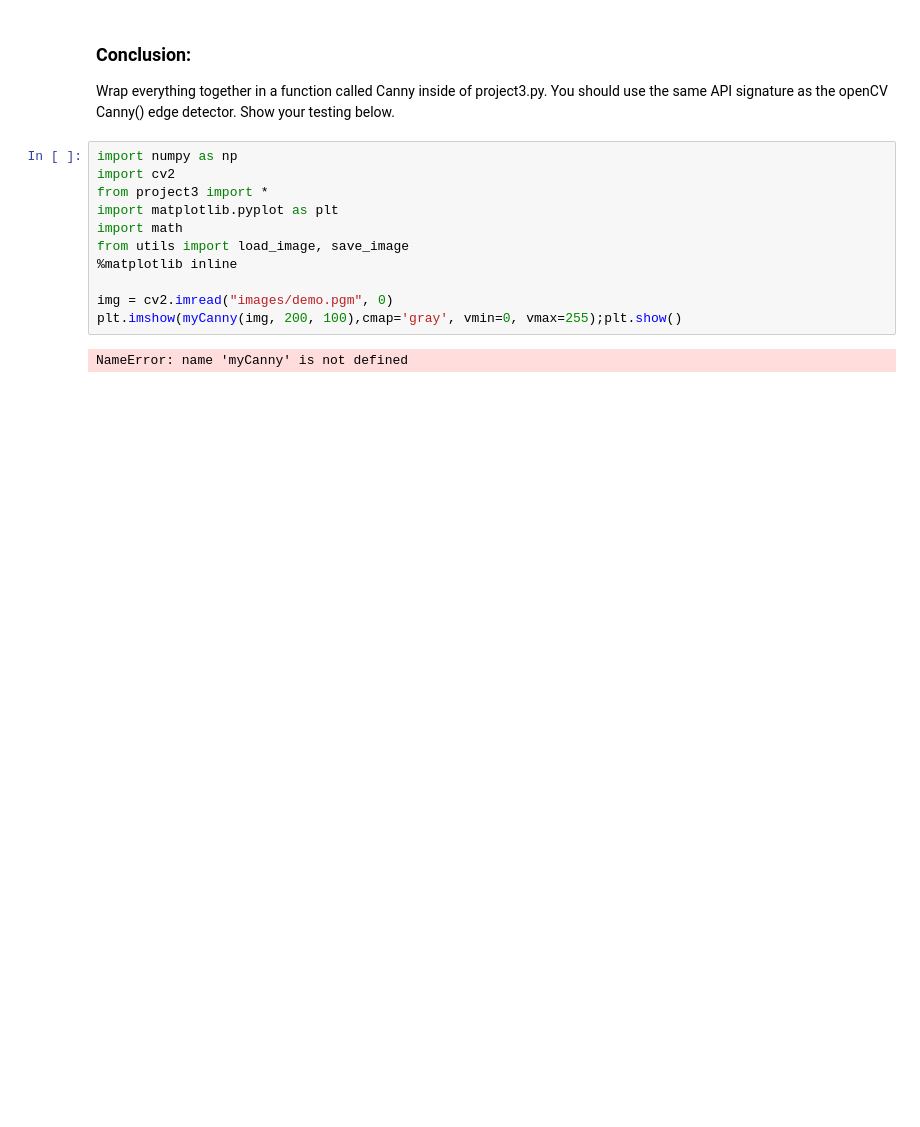
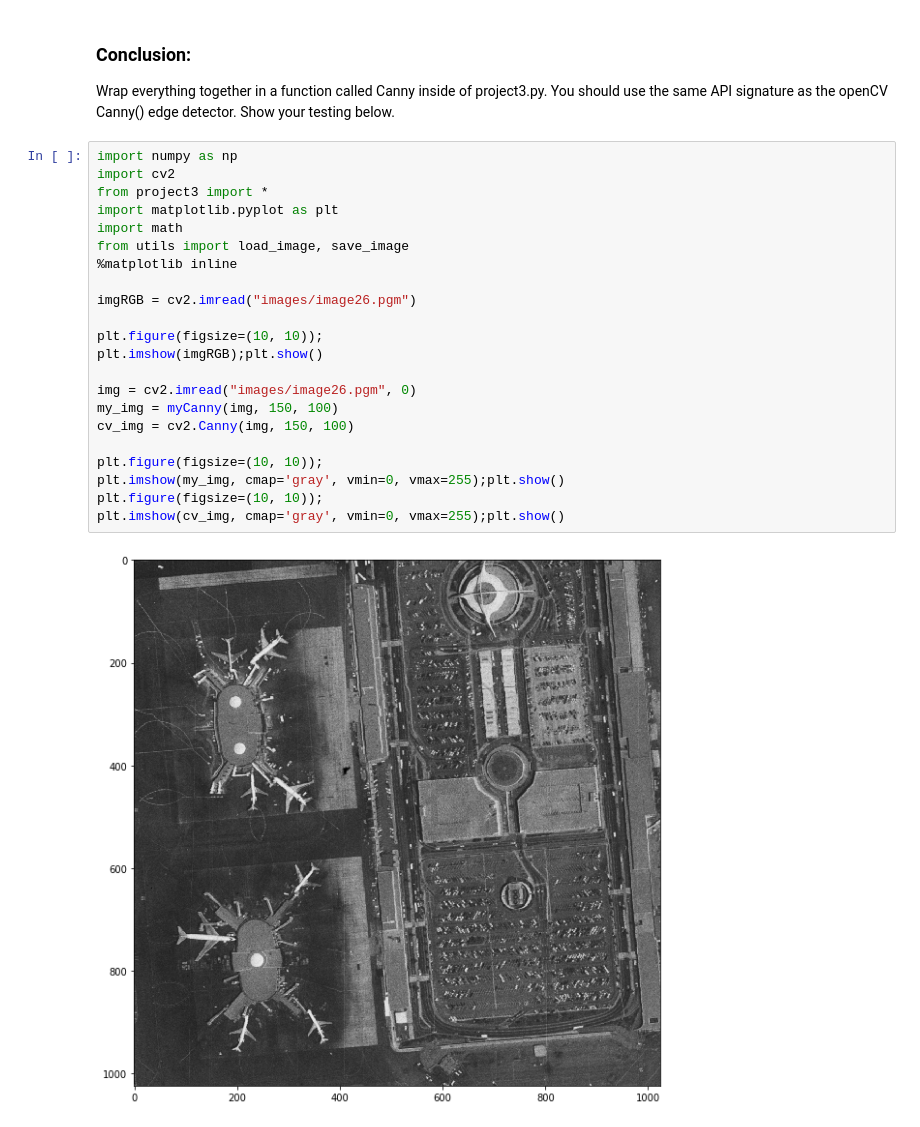
Before and after one commit to chododom/Computer-Vision, a Jupyter notebook: project3/Project3B.ipynb, the cells around one changed output. Saved outputs shown, nothing was run; the diff lists cells and outputs as text; blank space fills up the shorter version.

```diff
--- a/project3/Project3B.ipynb
+++ b/project3/Project3B.ipynb
@@ -120,13 +123,24 @@ Wrap everything together in a function called Canny inside of project3.py.  You
 # %%
 import numpy as np
 import cv2
 from project3 import *
 import matplotlib.pyplot as plt
 import math
 from utils import load_image, save_image
 %matplotlib inline
 
-img = cv2.imread("images/demo.pgm", 0)
-plt.imshow(myCanny(img, 200, 100),cmap='gray', vmin=0, vmax=255);plt.show()
+imgRGB = cv2.imread("images/image26.pgm")
+
+plt.figure(figsize=(10, 10));
+plt.imshow(imgRGB);plt.show()
+
+img = cv2.imread("images/image26.pgm", 0)
+my_img = myCanny(img, 150, 100)
+cv_img = cv2.Canny(img, 150, 100)
+
+plt.figure(figsize=(10, 10));
+plt.imshow(my_img, cmap='gray', vmin=0, vmax=255);plt.show()
+plt.figure(figsize=(10, 10));
+plt.imshow(cv_img, cmap='gray', vmin=0, vmax=255);plt.show()
 # %% [output]
-NameError: name 'myCanny' is not defined
+[figure, added]
```
Also changed, not shown: parts of 4 cells of this notebook, 1 other file.
